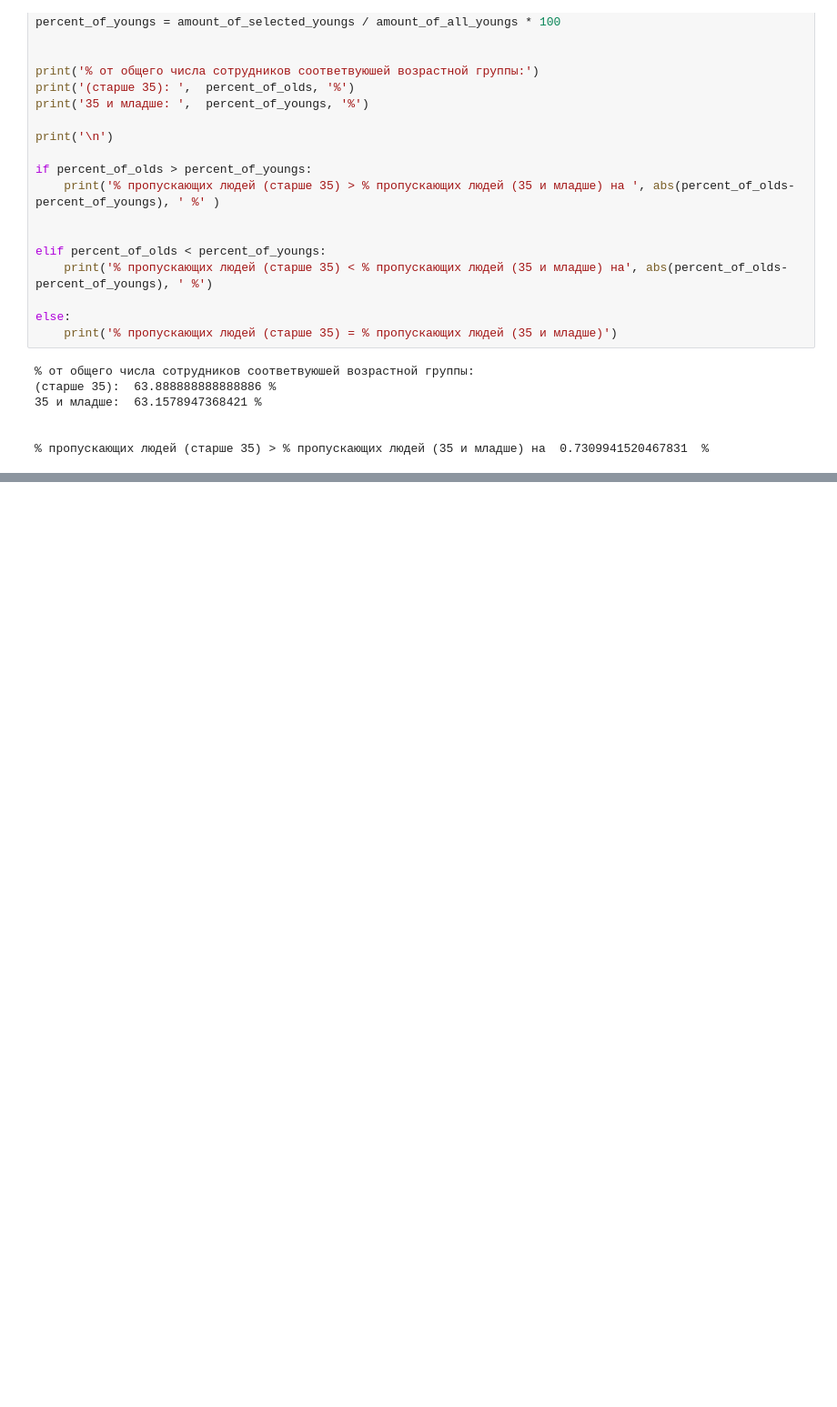
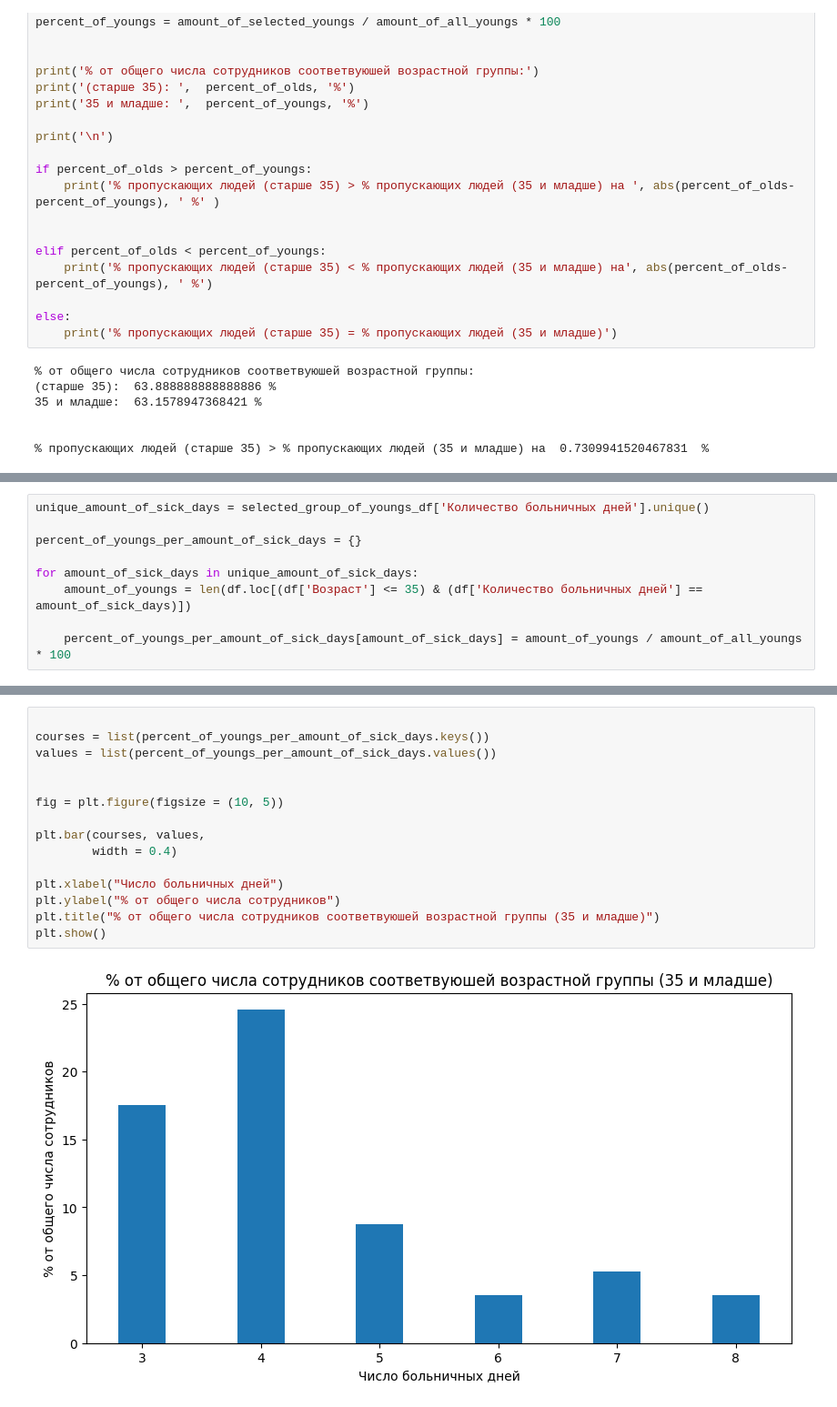
Before and after one commit to CepbluKot/mtech_test, a Jupyter notebook: main.ipynb, the cells around one changed output, grey strips where cells are left out. Shown: that part at 91% size. Drawn from its saved outputs; the diff is of its cells as text; blank space fills up the shorter version.

```diff
--- a/main.ipynb
+++ b/main.ipynb
@@ -172,0 +228,9 @@ plt.show()
+# %%
+unique_amount_of_sick_days = selected_group_of_youngs_df['Количество больничных дней'].unique()
+
+percent_of_youngs_per_amount_of_sick_days = {}
+
+for amount_of_sick_days in unique_amount_of_sick_days:
+    amount_of_youngs = len(df.loc[(df['Возраст'] <= 35) & (df['Количество больничных дней'] == amount_of_sick_days)])
+
+    percent_of_youngs_per_amount_of_sick_days[amount_of_sick_days] = amount_of_youngs / amount_of_all_youngs * 100
@@ -172,0 +254,17 @@ plt.show()
+# %%
+
+courses = list(percent_of_youngs_per_amount_of_sick_days.keys())
+values = list(percent_of_youngs_per_amount_of_sick_days.values())
+
+
+fig = plt.figure(figsize = (10, 5))
+
+plt.bar(courses, values,
+        width = 0.4)
+
+plt.xlabel("Число больничных дней")
+plt.ylabel("% от общего числа сотрудников")
+plt.title("% от общего числа сотрудников соответвуюшей возрастной группы (35 и младше)")
+plt.show()
+# %% [output]
+[figure, added]
```
Also changed, not shown: parts of 11 cells of this notebook.
